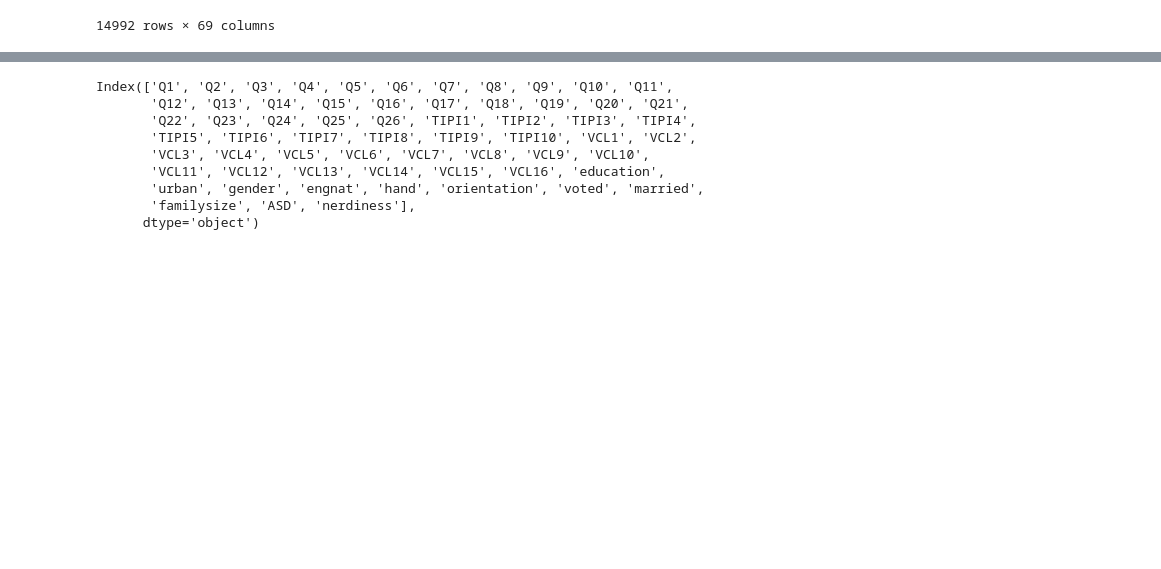
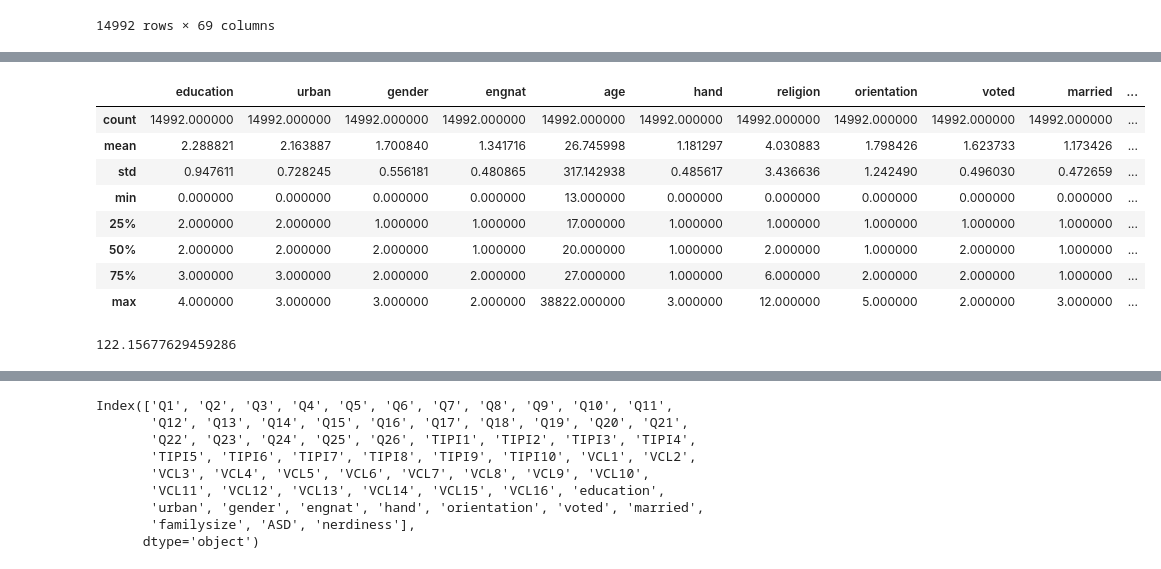
Before and after one commit to hwangsaeyeon/dacon, a Jupyter notebook: lgbm.ipynb, the cells around one changed output, grey strips where cells are left out. Drawn from its saved outputs; the diff is of its cells as text; code cells hidden in the pictures; blank space fills up the shorter version.

```diff
--- a/lgbm.ipynb
+++ b/lgbm.ipynb
@@ -265,0 +351,16 @@ train = train.drop(['country'],axis=1)
+# %%
+train.iloc[:,55:].describe()
+# %% [output]
+|  | education | urban | gender | engnat | age | hand | religion | orientation | voted | married | ... |
+| count | 14992.000000 | 14992.000000 | 14992.000000 | 14992.000000 | 14992.000000 | 14992.000000 | 14992.000000 | 14992.000000 | 14992.000000 | 14992.000000 | ... |
+| mean | 2.288821 | 2.163887 | 1.700840 | 1.341716 | 26.745998 | 1.181297 | 4.030883 | 1.798426 | 1.623733 | 1.173426 | ... |
+| std | 0.947611 | 0.728245 | 0.556181 | 0.480865 | 317.142938 | 0.485617 | 3.436636 | 1.242490 | 0.496030 | 0.472659 | ... |
+| min | 0.000000 | 0.000000 | 0.000000 | 0.000000 | 13.000000 | 0.000000 | 0.000000 | 0.000000 | 0.000000 | 0.000000 | ... |
+| 25% | 2.000000 | 2.000000 | 1.000000 | 1.000000 | 17.000000 | 1.000000 | 1.000000 | 1.000000 | 1.000000 | 1.000000 | ... |
+| 50% | 2.000000 | 2.000000 | 2.000000 | 1.000000 | 20.000000 | 1.000000 | 2.000000 | 1.000000 | 2.000000 | 1.000000 | ... |
+| 75% | 3.000000 | 3.000000 | 2.000000 | 2.000000 | 27.000000 | 1.000000 | 6.000000 | 2.000000 | 2.000000 | 1.000000 | ... |
+| max | 4.000000 | 3.000000 | 3.000000 | 2.000000 | 38822.000000 | 3.000000 | 12.000000 | 5.000000 | 2.000000 | 3.000000 | ... |
+# %%
+train['age'].skew()
+# %% [output]
+122.15677629459286
```
Also changed, not shown: parts of 24 cells of this notebook.
